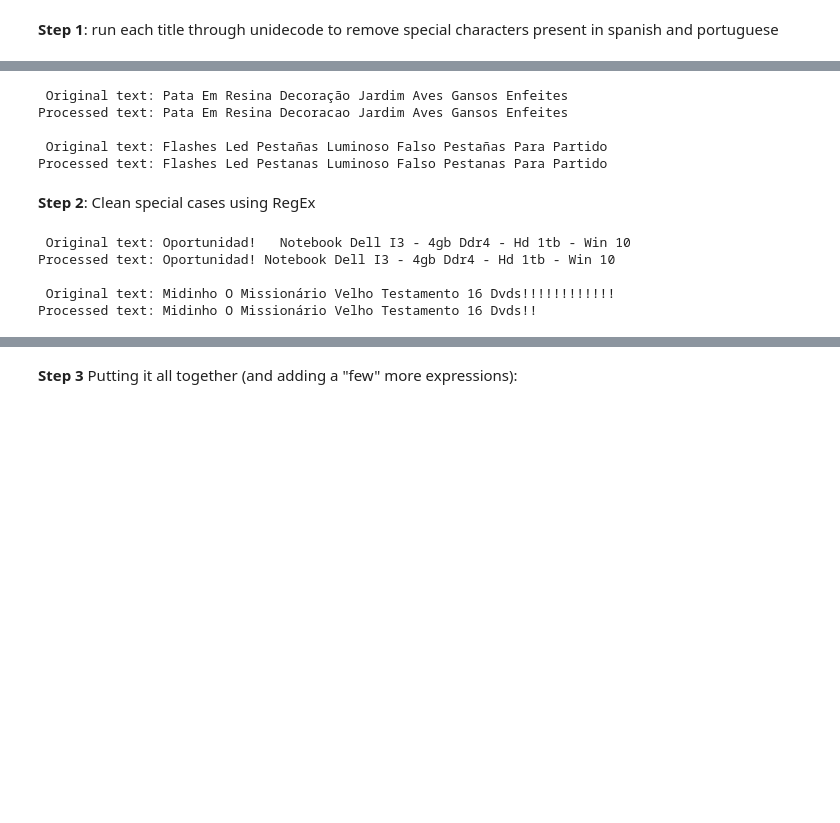
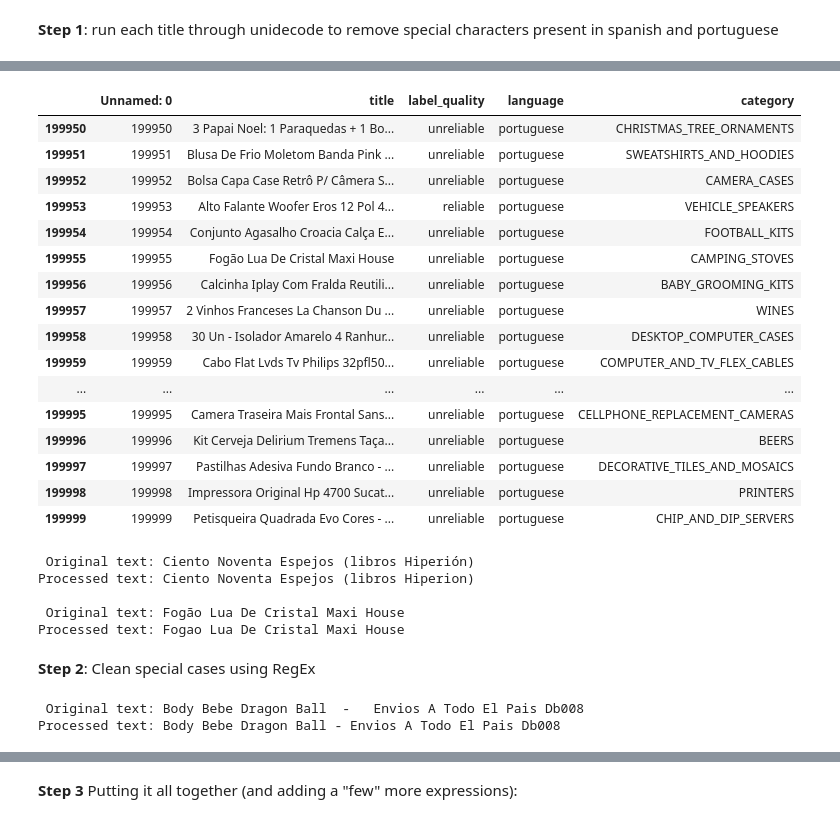
Before and after one commit to bleand/meli2019, a Jupyter notebook: 2 - PreProcess.ipynb, the cells around one changed output, grey strips where cells are left out. Drawn from its saved outputs; the diff is of its cells as text; code cells hidden in the pictures; blank space fills up the shorter version.

```diff
--- a/2 - PreProcess.ipynb
+++ b/2 - PreProcess.ipynb
@@ -49,29 +88,53 @@ Here, we run all together, but in the final script data will be splitted.
+# %%
+train_data.tail(50)
+# %% [output]
+|  | Unnamed: 0 | title | label_quality | language | category |
+| 199950 | 199950 | 3 Papai Noel: 1 Paraquedas + 1 Bo... | unreliable | portuguese | CHRISTMAS_TREE_ORNAMENTS |
+| 199951 | 199951 | Blusa De Frio Moletom Banda Pink ... | unreliable | portuguese | SWEATSHIRTS_AND_HOODIES |
+| 199952 | 199952 | Bolsa Capa Case Retrô P/ Câmera S... | unreliable | portuguese | CAMERA_CASES |
+| 199953 | 199953 | Alto Falante Woofer Eros 12 Pol 4... | reliable | portuguese | VEHICLE_SPEAKERS |
+| 199954 | 199954 | Conjunto Agasalho Croacia Calça E... | unreliable | portuguese | FOOTBALL_KITS |
+| 199955 | 199955 | Fogão Lua De Cristal Maxi House | unreliable | portuguese | CAMPING_STOVES |
+| 199956 | 199956 | Calcinha Iplay Com Fralda Reutili... | unreliable | portuguese | BABY_GROOMING_KITS |
+| 199957 | 199957 | 2 Vinhos Franceses La Chanson Du ... | unreliable | portuguese | WINES |
+| 199958 | 199958 | 30 Un - Isolador Amarelo 4 Ranhur... | unreliable | portuguese | DESKTOP_COMPUTER_CASES |
+| 199959 | 199959 | Cabo Flat Lvds Tv Philips 32pfl50... | unreliable | portuguese | COMPUTER_AND_TV_FLEX_CABLES |
+| ... | ... | ... | ... | ... | ... |
+| 199995 | 199995 | Camera Traseira Mais Frontal Sans... | unreliable | portuguese | CELLPHONE_REPLACEMENT_CAMERAS |
+| 199996 | 199996 | Kit Cerveja Delirium Tremens Taça... | unreliable | portuguese | BEERS |
+| 199997 | 199997 | Pastilhas Adesiva Fundo Branco - ... | unreliable | portuguese | DECORATIVE_TILES_AND_MOSAICS |
+| 199998 | 199998 | Impressora Original Hp 4700 Sucat... | unreliable | portuguese | PRINTERS |
+| 199999 | 199999 | Petisqueira Quadrada Evo Cores - ... | unreliable | portuguese | CHIP_AND_DIP_SERVERS |
 # %%
-for text in train_data.iloc[[29, 4]].title.values:
+for text in train_data.iloc[[10, 199955]].title.values:
     print(f"\n Original text: {text}")
     print(f"Processed text: {unidecode.unidecode(text)}")
 # %% [output]
- Original text: Pata Em Resina Decoração Jardim Aves Gansos Enfeites
-Processed text: Pata Em Resina Decoracao Jardim Aves Gansos Enfeites
+ Original text: Ciento Noventa Espejos (libros Hiperión)
+Processed text: Ciento Noventa Espejos (libros Hiperion)
 
- Original text: Flashes Led Pestañas Luminoso Falso Pestañas Para Partido
-Processed text: Flashes Led Pestanas Luminoso Falso Pestanas Para Partido
+ Original text: Fogão Lua De Cristal Maxi House
+Processed text: Fogao Lua De Cristal Maxi House
 # %% [markdown]
 **Step 2**: Clean special cases using RegEx
+# %%
+for string in train_data.head().title.values:
+    stringA = re.sub(r"\s{2,}", " ", string)
+    stringB = re.sub(r'(.)\1{3,}', r'\1\1', stringA)
+    if string != stringB:
+        print(f"\n Original text: {string}")
+        print(f"Processed text: {stringB}")
+# %% [output]
+ Original text: Body Bebe Dragon Ball  -   Envios A Todo El Pais Db008
+Processed text: Body Bebe Dragon Ball - Envios A Todo El Pais Db008
 # %%
 # Remove extra spaces and characters repeated more than 3 times in a row
-for string in train_data.iloc[[38, 2602]].title.values:
+for string in train_data.iloc[[233, 413]].title.values:
     stringA = re.sub(r"\s{2,}", " ", string)
     stringB = re.sub(r'(.)\1{3,}', r'\1\1', stringA)
     if string != stringB:
         print(f"\n Original text: {string}")
         print(f"Processed text: {stringB}")
-# %% [output]
- Original text: Oportunidad!   Notebook Dell I3 - 4gb Ddr4 - Hd 1tb - Win 10
-Processed text: Oportunidad! Notebook Dell I3 - 4gb Ddr4 - Hd 1tb - Win 10
-
- Original text: Midinho O Missionário Velho Testamento 16 Dvds!!!!!!!!!!!!
-Processed text: Midinho O Missionário Velho Testamento 16 Dvds!!
 # %%
 # Find spatial measures and replace them with a special tag
 for string in train_data.head(50).title.values:
```
Also changed, not shown: parts of 29 cells of this notebook, 3 other files.
